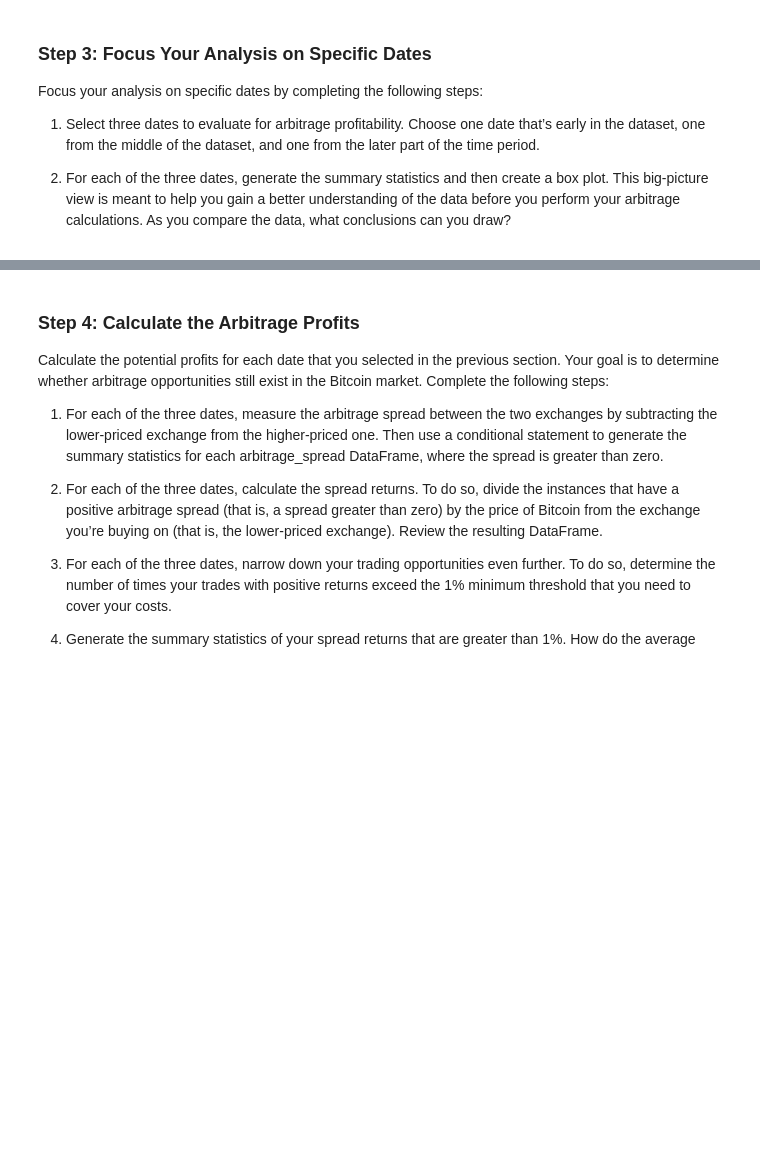
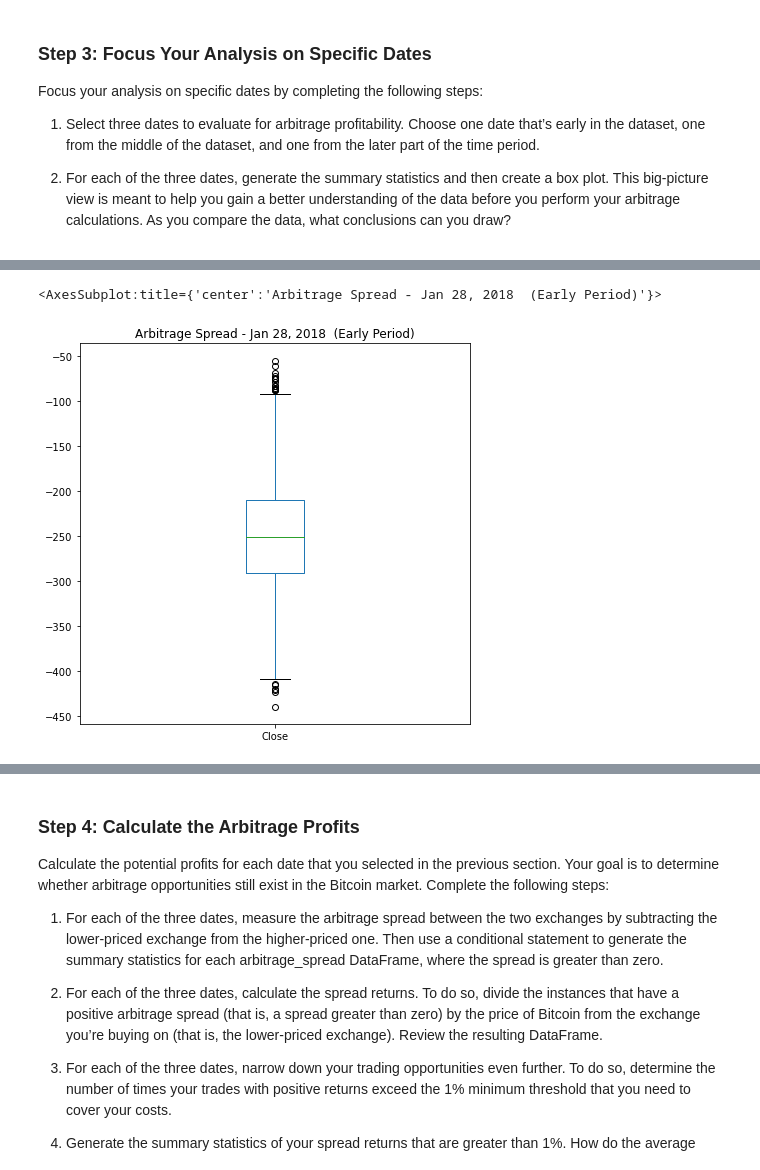
Before and after one commit to douglasg-fintec/Cryptocurrency_Arbitrage, a Jupyter notebook: crypto_arbitrage.ipynb, the cells around one changed output, grey strips where cells are left out. Saved outputs shown, nothing was run; the diff lists cells and outputs as text; code cells hidden in the pictures; blank space fills up the shorter version.

```diff
--- a/crypto_arbitrage.ipynb
+++ b/crypto_arbitrage.ipynb
@@ -461,5 +473,8 @@ SyntaxError: invalid syntax (<ipython-input-21-9c1f332784dd>, line 3)
 # %%
 # Visualize the arbitrage spread from early in the dataset in a box plot
-# YOUR CODE HERE
+arbitrage_spread_early.plot(kind="box", legend=True, figsize=(7,7), title='Arbitrage Spread - Jan 28, 2018  (Early Period)', label="Close")
+# %% [output]
+<AxesSubplot:title={'center':'Arbitrage Spread - Jan 28, 2018  (Early Period)'}>
+[figure, added]
 # %%
 # Create an overlay plot that visualizes the two dataframes over a period of one day from the middle of the dataset.
```
Also changed, not shown: parts of 10 cells of this notebook.
